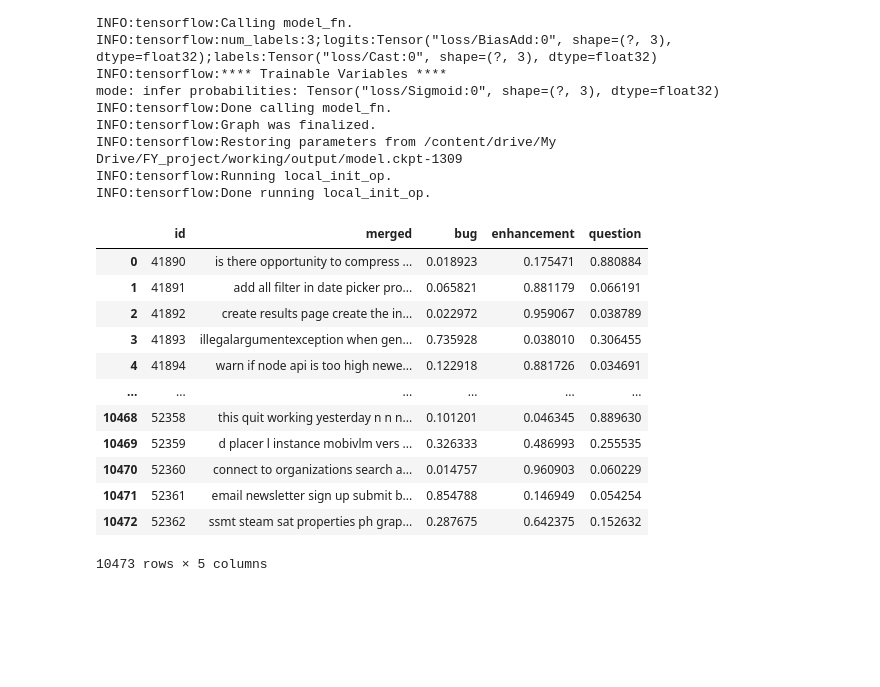
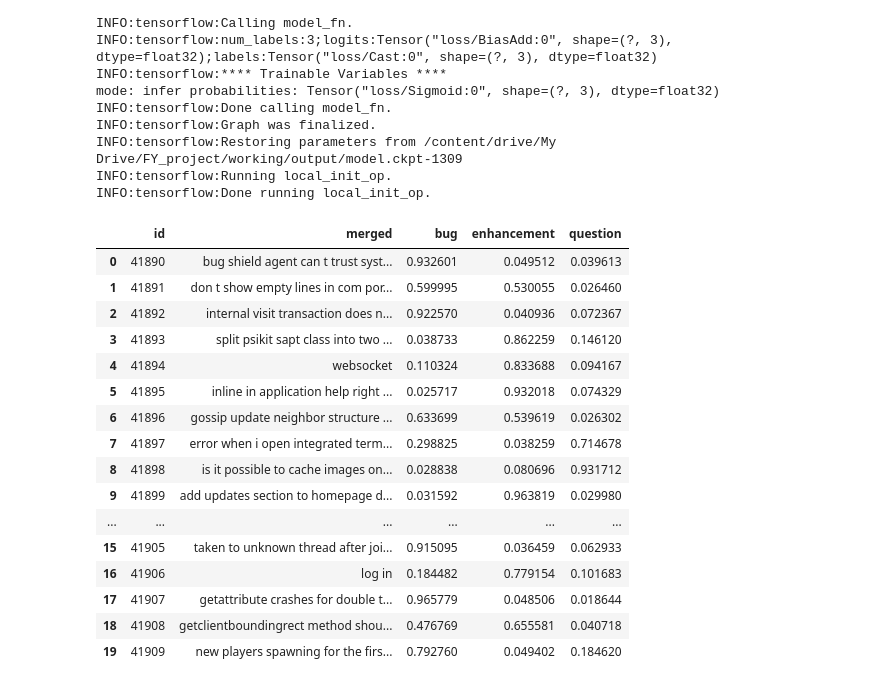
Before and after one commit to fyprjgroup3/FY_project, a Jupyter notebook: Labelizer_nb_bert.ipynb, the cells around one changed output. Drawn from its saved outputs; the diff is of its cells as text; code cells hidden in the pictures; blank space fills up the shorter version.

```diff
--- a/Labelizer_nb_bert.ipynb
+++ b/Labelizer_nb_bert.ipynb
@@ -1374,18 +1375,22 @@ INFO:tensorflow:Restoring parameters from /content/drive/My Drive/FY_project/wor
 INFO:tensorflow:Running local_init_op.
 INFO:tensorflow:Done running local_init_op.
 # %%
-merged_df
+merged_df.head(20)
 # %% [output]
 |  | id | merged | bug | enhancement | question |
-| 0 | 41890 | is there opportunity to compress ... | 0.018923 | 0.175471 | 0.880884 |
-| 1 | 41891 | add all filter in date picker pro... | 0.065821 | 0.881179 | 0.066191 |
-| 2 | 41892 | create results page create the in... | 0.022972 | 0.959067 | 0.038789 |
-| 3 | 41893 | illegalargumentexception when gen... | 0.735928 | 0.038010 | 0.306455 |
-| 4 | 41894 | warn if node api is too high newe... | 0.122918 | 0.881726 | 0.034691 |
+| 0 | 41890 | bug shield agent can t trust syst... | 0.932601 | 0.049512 | 0.039613 |
+| 1 | 41891 | don t show empty lines in com por... | 0.599995 | 0.530055 | 0.026460 |
+| 2 | 41892 | internal visit transaction does n... | 0.922570 | 0.040936 | 0.072367 |
+| 3 | 41893 | split psikit sapt class into two ... | 0.038733 | 0.862259 | 0.146120 |
+| 4 | 41894 | websocket | 0.110324 | 0.833688 | 0.094167 |
+| 5 | 41895 | inline in application help right ... | 0.025717 | 0.932018 | 0.074329 |
+| 6 | 41896 | gossip update neighbor structure ... | 0.633699 | 0.539619 | 0.026302 |
+| 7 | 41897 | error when i open integrated term... | 0.298825 | 0.038259 | 0.714678 |
+| 8 | 41898 | is it possible to cache images on... | 0.028838 | 0.080696 | 0.931712 |
+| 9 | 41899 | add updates section to homepage d... | 0.031592 | 0.963819 | 0.029980 |
 | ... | ... | ... | ... | ... | ... |
-| 10468 | 52358 | this quit working yesterday n n n... | 0.101201 | 0.046345 | 0.889630 |
-| 10469 | 52359 | d placer l instance mobivlm vers ... | 0.326333 | 0.486993 | 0.255535 |
-| 10470 | 52360 | connect to organizations search a... | 0.014757 | 0.960903 | 0.060229 |
-| 10471 | 52361 | email newsletter sign up submit b... | 0.854788 | 0.146949 | 0.054254 |
-| 10472 | 52362 | ssmt steam sat properties ph grap... | 0.287675 | 0.642375 | 0.152632 |
+| 15 | 41905 | taken to unknown thread after joi... | 0.915095 | 0.036459 | 0.062933 |
+| 16 | 41906 | log in | 0.184482 | 0.779154 | 0.101683 |
+| 17 | 41907 | getattribute crashes for double t... | 0.965779 | 0.048506 | 0.018644 |
+| 18 | 41908 | getclientboundingrect method shou... | 0.476769 | 0.655581 | 0.040718 |
+| 19 | 41909 | new players spawning for the firs... | 0.792760 | 0.049402 | 0.184620 |
-10473 rows × 5 columns
```
Also changed, not shown: parts of 31 cells of this notebook.
